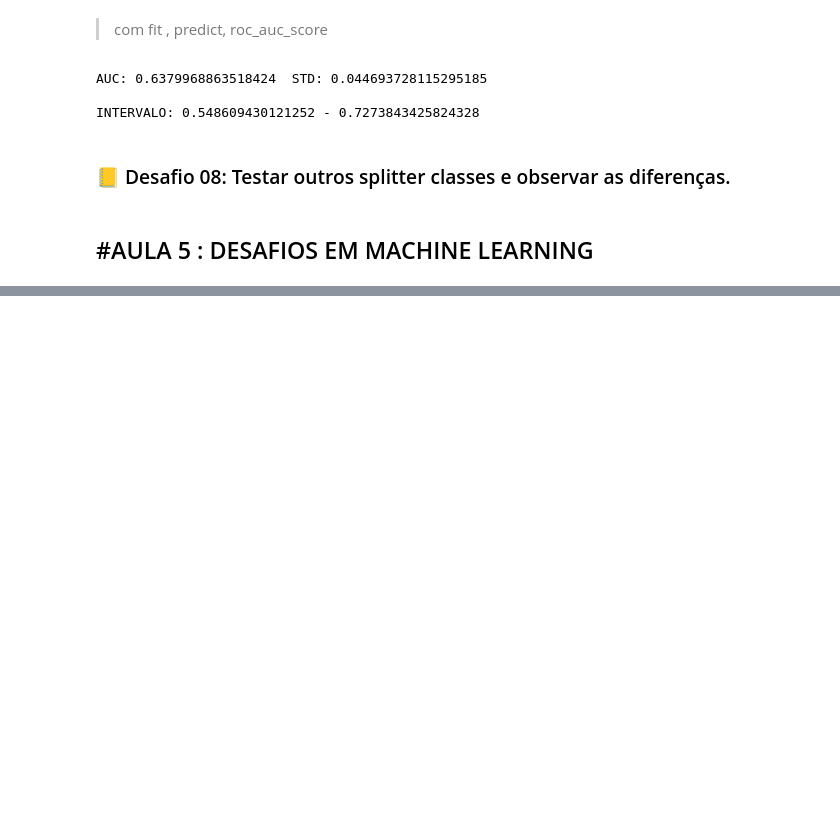
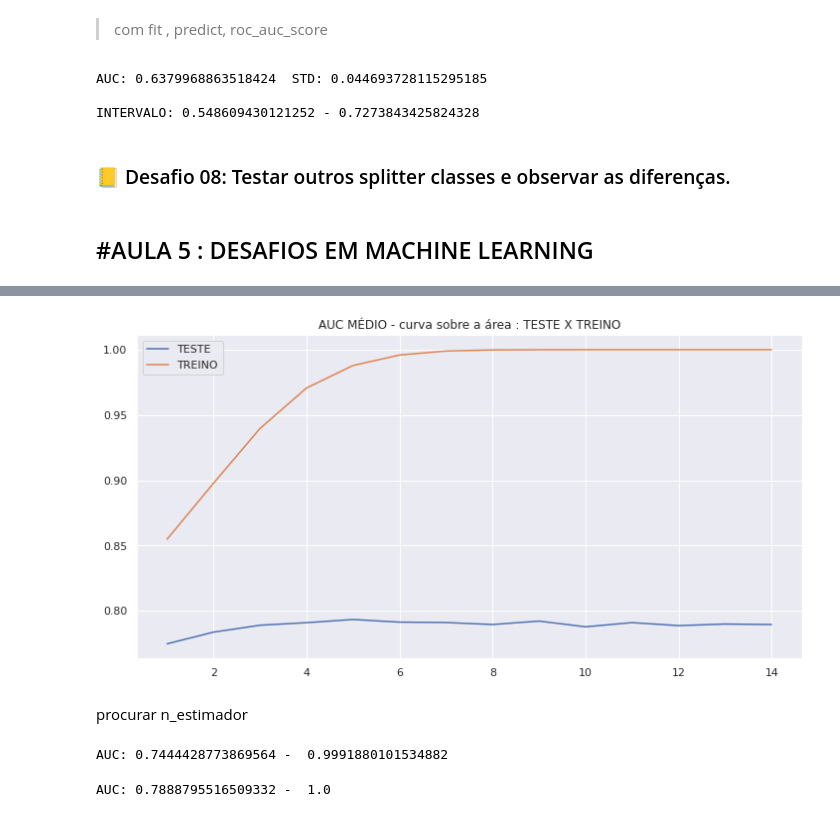
Before and after one commit to MatheusOrange211/Bootcamp-Alura, a Jupyter notebook: Modulo_6_Machine_Learning_Modelos,_Métricas_e_Validação_Progresso.ipynb, the cells around one changed output, grey strips where cells are left out. Saved outputs shown, nothing was run; the diff lists cells and outputs as text; code cells hidden in the pictures; blank space fills up the shorter version.

```diff
--- a/Modulo_6_Machine_Learning_Modelos,_Métricas_e_Validação_Progresso.ipynb
+++ b/Modulo_6_Machine_Learning_Modelos,_Métricas_e_Validação_Progresso.ipynb
@@ -534,0 +579,10 @@ INTERVALO: 0.548609430121252 - 0.7273843425824328
+# %%
+from sklearn.ensemble import RandomForestClassifier
+
+teste_lista = []
+treino_lista = []
+for i in range(1,15):
+  modelo_random = RandomForestClassifier(max_depth=i)
+  teste,treino = roda_modelo_cv(modelo_random,dados_limpos,5,10)
+  teste_lista.append(teste)
+  treino_lista.append(treino)
@@ -534,0 +604,24 @@ INTERVALO: 0.548609430121252 - 0.7273843425824328
+# %%
+x = range(1,15)
+
+plt.figure(figsize=(12,6))
+plt.plot(x,teste_lista)
+plt.plot(x,treino_lista)
+plt.legend(['TESTE','TREINO'])
+plt.title("AUC MÉDIO - curva sobre a área : TESTE X TREINO")
+# plt.ylim(0,1)
+plt.show()
+# %% [output]
+[figure, added]
+# %% [markdown]
+procurar n_estimador
+# %%
+  modelo_random = RandomForestClassifier(n_estimators=10)
+  teste,treino = roda_modelo_cv(modelo_random,dados_limpos,5,10)
+# %% [output]
+AUC: 0.7444428773869564 -  0.9991880101534882
+# %%
+  modelo_random = RandomForestClassifier(n_estimators=100)
+  teste,treino = roda_modelo_cv(modelo_random,dados_limpos,5,10)
+# %% [output]
+AUC: 0.7888795516509332 -  1.0
```
Also changed, not shown: parts of 62 cells of this notebook.
